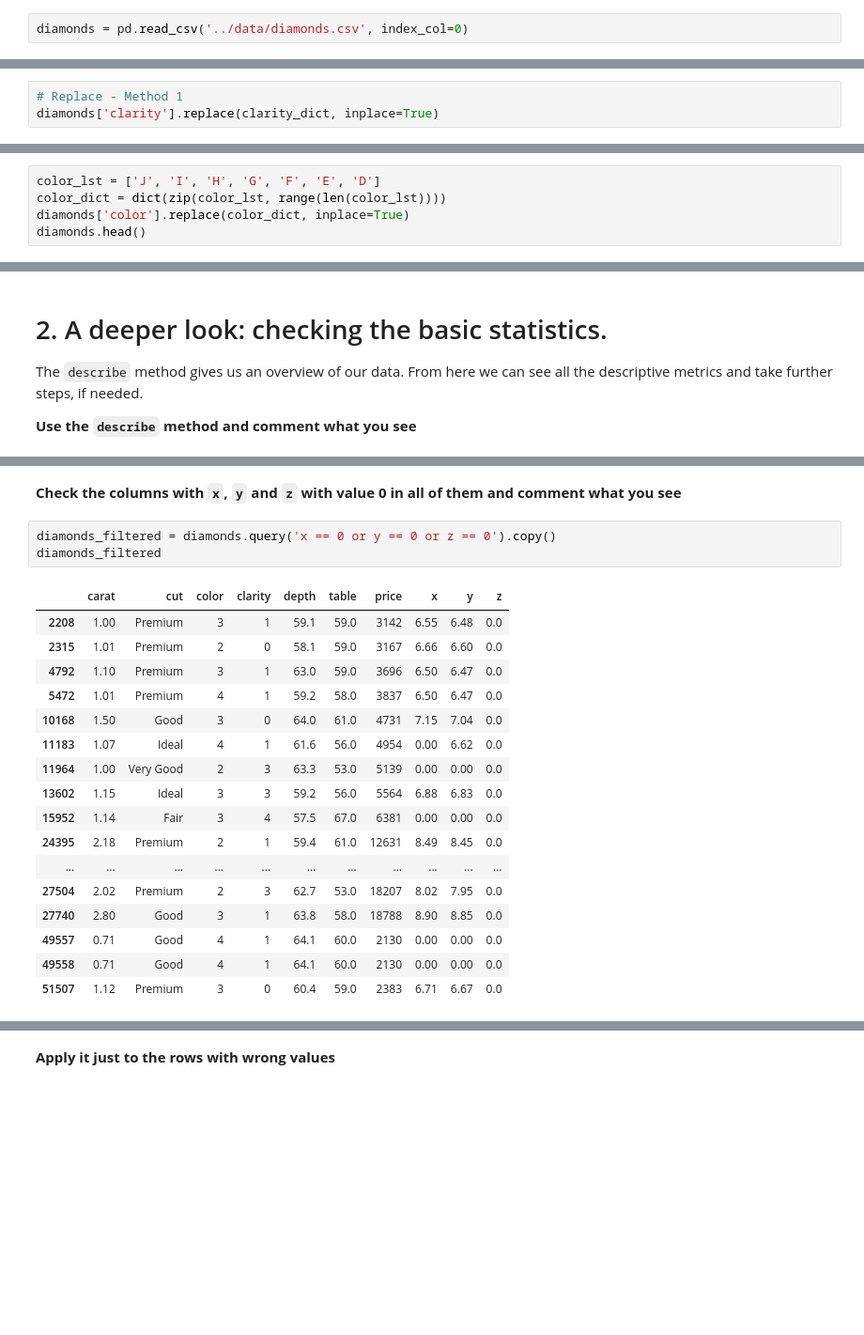
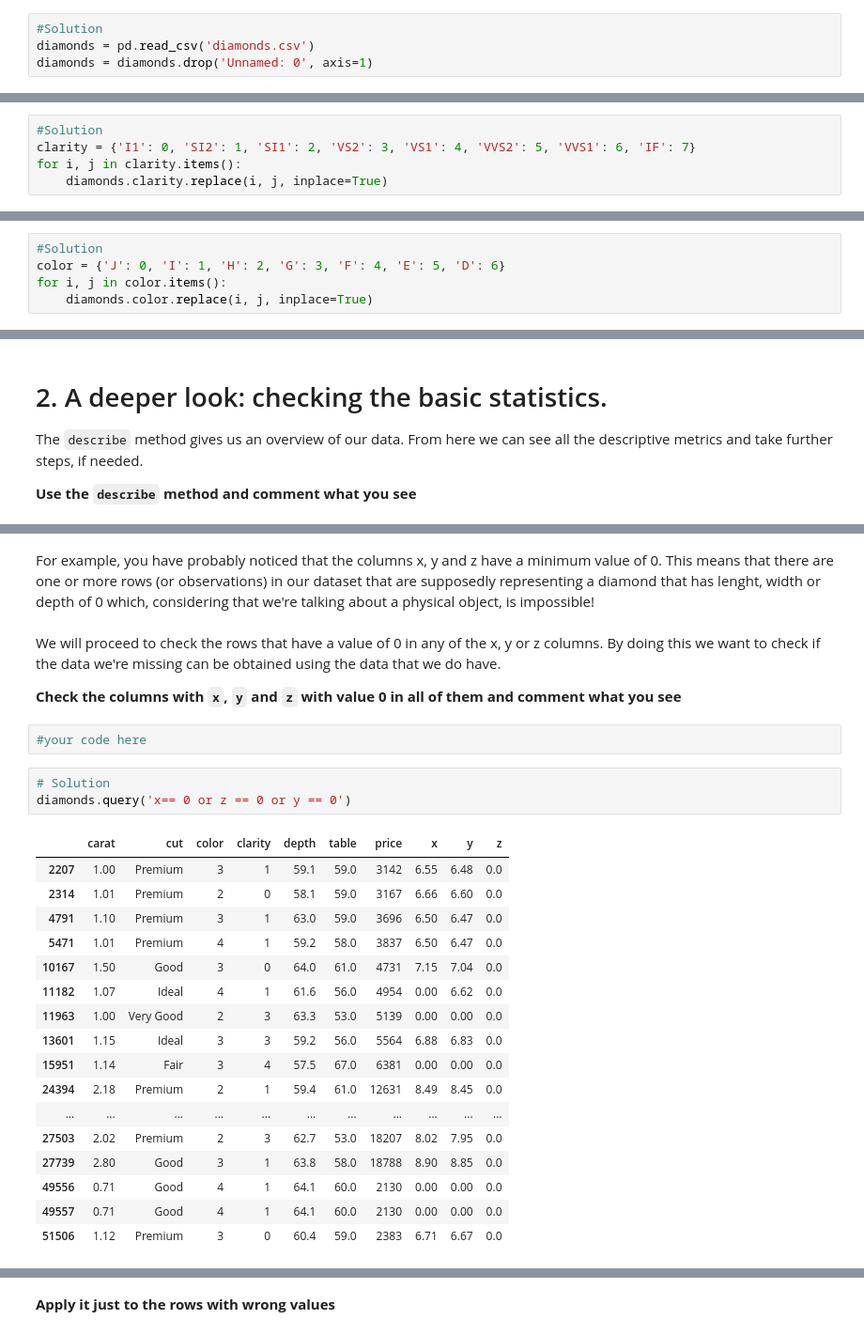
Before and after one commit to ta-data-bcn/Review-W4-Data-Cleaning-And-Descriptive-Statistics, a Jupyter notebook: code/1.- Data Cleaning.ipynb, the cells around one changed output, grey strips where cells are left out. Shown: that part at 94% size. Saved outputs shown, nothing was run; the diff lists cells and outputs as text; blank space fills up the shorter version.

```diff
--- a/code/1.- Data Cleaning.ipynb
+++ b/code/1.- Data Cleaning.ipynb
@@ -42,5 +44,7 @@ First import the data from the .csv file provided and assign it to a variable na
 # %%
-diamonds = pd.read_csv('../data/diamonds.csv', index_col=0)
+#Solution
+diamonds = pd.read_csv('diamonds.csv')
+diamonds = diamonds.drop('Unnamed: 0', axis=1)
 # %% [markdown]
 # 1. Taking the first look on the data.
 Let's see how the data looks like by using pandas methods like `head()`, `info()` and `describe()`.
@@ -131,3 +85,0 @@ clarity_dict = dict(zip(clarity_unique_lst, range(len(clarity_unique_lst))))
-# %%
-# Replace - Method 1
-diamonds['clarity'].replace(clarity_dict, inplace=True)
@@ -146,3 +88,8 @@ diamonds.head()
+# %%
+#Solution
+clarity = {'I1': 0, 'SI2': 1, 'SI1': 2, 'VS2': 3, 'VS1': 4, 'VVS2': 5, 'VVS1': 6, 'IF': 7}
+for i, j in clarity.items():
+    diamonds.clarity.replace(i, j, inplace=True)
 # %% [markdown]
 It makes sense to do the same with the `color` column.
 
@@ -150,5 +99,5 @@ It makes sense to do the same with the `color` column.
 # %%
-color_lst = ['J', 'I', 'H', 'G', 'F', 'E', 'D']
-color_dict = dict(zip(color_lst, range(len(color_lst))))
-diamonds['color'].replace(color_dict, inplace=True)
-diamonds.head()
+#Solution
+color = {'J': 0, 'I': 1, 'H': 2, 'G': 3, 'F': 4, 'E': 5, 'D': 6}
+for i, j in color.items():
+    diamonds.color.replace(i, j, inplace=True)
@@ -218,23 +181,29 @@ diamonds.describe()
+# %% [markdown]
+For example, you have probably noticed that the columns x, y and z have a minimum value of 0. This means that there are one or more rows (or observations) in our dataset that are supposedly representing a diamond that has lenght, width or depth of 0 which, considering that we're talking about a physical object, is impossible!
 # %% [markdown]
+We will proceed to check the rows that have a value of 0 in any of the x, y or z columns. By doing this we want to check if the data we're missing can be obtained using the data that we do have.
+
 **Check the columns with `x`, `y` and `z` with value 0 in all of them and comment what you see**
+# %%
+#your code here
 # %%
-diamonds_filtered = diamonds.query('x == 0 or y == 0 or z == 0').copy()
-diamonds_filtered
+# Solution
+diamonds.query('x== 0 or z == 0 or y == 0')
 # %% [output]
 |  | carat | cut | color | clarity | depth | table | price | x | y | z |
-| 2208 | 1.00 | Premium | 3 | 1 | 59.1 | 59.0 | 3142 | 6.55 | 6.48 | 0.0 |
-| 2315 | 1.01 | Premium | 2 | 0 | 58.1 | 59.0 | 3167 | 6.66 | 6.60 | 0.0 |
-| 4792 | 1.10 | Premium | 3 | 1 | 63.0 | 59.0 | 3696 | 6.50 | 6.47 | 0.0 |
-| 5472 | 1.01 | Premium | 4 | 1 | 59.2 | 58.0 | 3837 | 6.50 | 6.47 | 0.0 |
-| 10168 | 1.50 | Good | 3 | 0 | 64.0 | 61.0 | 4731 | 7.15 | 7.04 | 0.0 |
-| 11183 | 1.07 | Ideal | 4 | 1 | 61.6 | 56.0 | 4954 | 0.00 | 6.62 | 0.0 |
-| 11964 | 1.00 | Very Good | 2 | 3 | 63.3 | 53.0 | 5139 | 0.00 | 0.00 | 0.0 |
-| 13602 | 1.15 | Ideal | 3 | 3 | 59.2 | 56.0 | 5564 | 6.88 | 6.83 | 0.0 |
-| 15952 | 1.14 | Fair | 3 | 4 | 57.5 | 67.0 | 6381 | 0.00 | 0.00 | 0.0 |
-| 24395 | 2.18 | Premium | 2 | 1 | 59.4 | 61.0 | 12631 | 8.49 | 8.45 | 0.0 |
+| 2207 | 1.00 | Premium | 3 | 1 | 59.1 | 59.0 | 3142 | 6.55 | 6.48 | 0.0 |
+| 2314 | 1.01 | Premium | 2 | 0 | 58.1 | 59.0 | 3167 | 6.66 | 6.60 | 0.0 |
+| 4791 | 1.10 | Premium | 3 | 1 | 63.0 | 59.0 | 3696 | 6.50 | 6.47 | 0.0 |
+| 5471 | 1.01 | Premium | 4 | 1 | 59.2 | 58.0 | 3837 | 6.50 | 6.47 | 0.0 |
+| 10167 | 1.50 | Good | 3 | 0 | 64.0 | 61.0 | 4731 | 7.15 | 7.04 | 0.0 |
+| 11182 | 1.07 | Ideal | 4 | 1 | 61.6 | 56.0 | 4954 | 0.00 | 6.62 | 0.0 |
+| 11963 | 1.00 | Very Good | 2 | 3 | 63.3 | 53.0 | 5139 | 0.00 | 0.00 | 0.0 |
+| 13601 | 1.15 | Ideal | 3 | 3 | 59.2 | 56.0 | 5564 | 6.88 | 6.83 | 0.0 |
+| 15951 | 1.14 | Fair | 3 | 4 | 57.5 | 67.0 | 6381 | 0.00 | 0.00 | 0.0 |
+| 24394 | 2.18 | Premium | 2 | 1 | 59.4 | 61.0 | 12631 | 8.49 | 8.45 | 0.0 |
 | ... | ... | ... | ... | ... | ... | ... | ... | ... | ... | ... |
-| 27504 | 2.02 | Premium | 2 | 3 | 62.7 | 53.0 | 18207 | 8.02 | 7.95 | 0.0 |
-| 27740 | 2.80 | Good | 3 | 1 | 63.8 | 58.0 | 18788 | 8.90 | 8.85 | 0.0 |
+| 27503 | 2.02 | Premium | 2 | 3 | 62.7 | 53.0 | 18207 | 8.02 | 7.95 | 0.0 |
+| 27739 | 2.80 | Good | 3 | 1 | 63.8 | 58.0 | 18788 | 8.90 | 8.85 | 0.0 |
+| 49556 | 0.71 | Good | 4 | 1 | 64.1 | 60.0 | 2130 | 0.00 | 0.00 | 0.0 |
 | 49557 | 0.71 | Good | 4 | 1 | 64.1 | 60.0 | 2130 | 0.00 | 0.00 | 0.0 |
-| 49558 | 0.71 | Good | 4 | 1 | 64.1 | 60.0 | 2130 | 0.00 | 0.00 | 0.0 |
-| 51507 | 1.12 | Premium | 3 | 0 | 60.4 | 59.0 | 2383 | 6.71 | 6.67 | 0.0 |
+| 51506 | 1.12 | Premium | 3 | 0 | 60.4 | 59.0 | 2383 | 6.71 | 6.67 | 0.0 |
```
Also changed, not shown: parts of 96 cells of this notebook, 1 other file.
